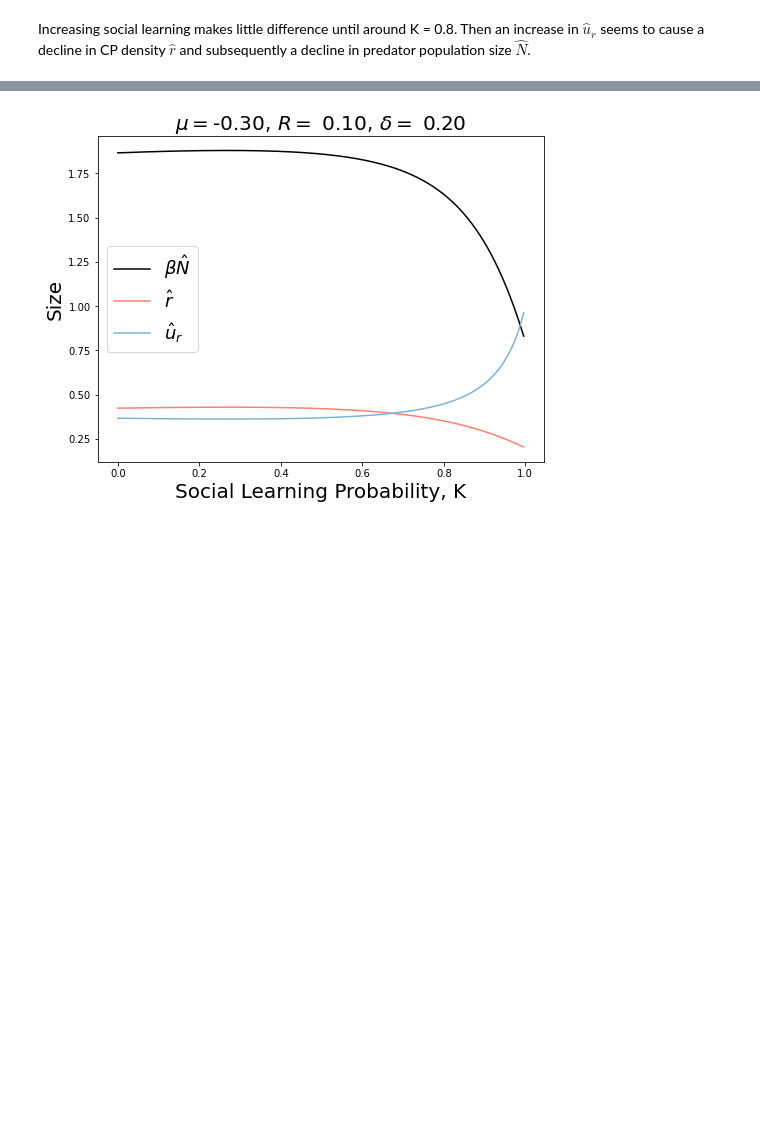
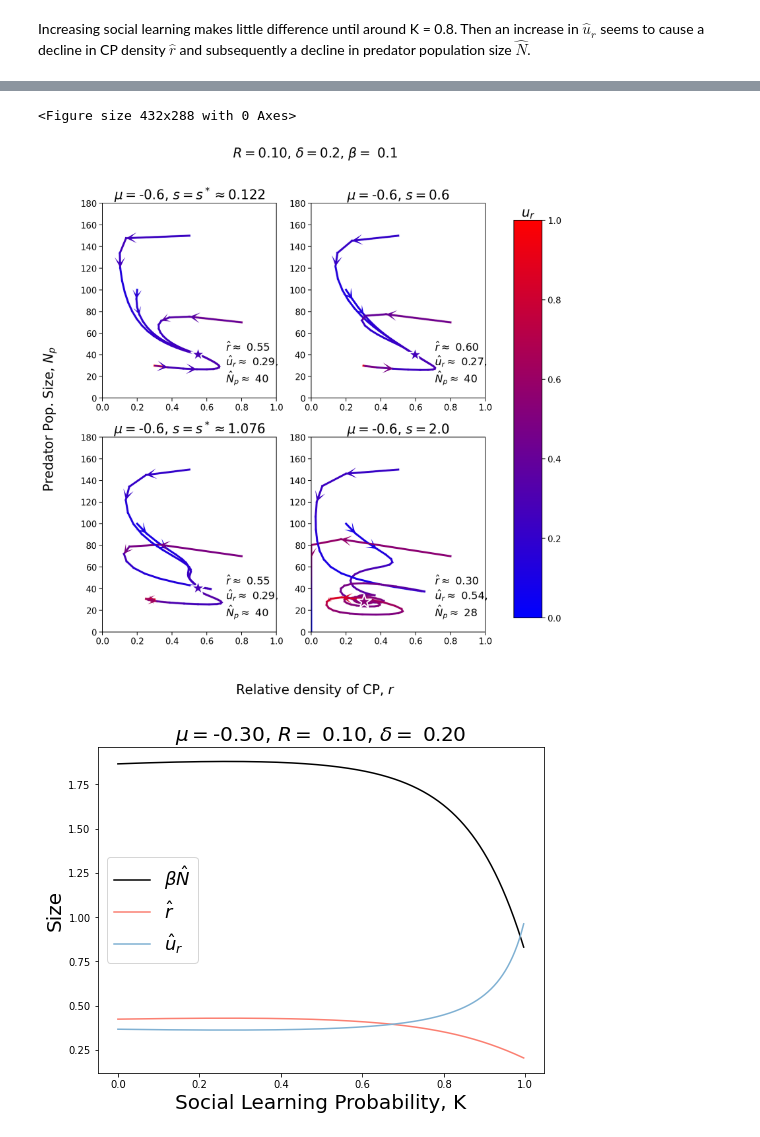
Before and after one commit to taliaborofsky/PopDyn_NoDelay, a Jupyter notebook: Analysis_Optimal_s.ipynb, the cells around one changed output, grey strips where cells are left out. Cells and saved outputs as stored; diff of their text form; code cells hidden in the pictures; blank space fills up the shorter version.

```diff
--- a/Analysis_Optimal_s.ipynb
+++ b/Analysis_Optimal_s.ipynb
@@ -169,3 +340,51 @@ Increasing social learning makes little difference until around K = 0.8. Then an
+# %%
+# parameters
+
+β = 0.05
+μ = -0.6
+R = 0.1
+δ = 0.2
+svals = [sstar0,s2,sstar1,s3]
+tsteps = 500
+
+
+# set up figures
+fig, axs, cmap = format_traj_plots_with_cbar(nrows=2, ncols=2, R=R, δ=δ, β = β)
+
+# for storing equilibria
+rhat_list = [[],[],[],[]]
+Nhat_list = [[],[],[],[]]
+uhat_list = [[],[],[],[]]
+
+# plot trajectories
+for i, ax in enumerate(axs.flatten()):
+    s = svals[i]
+    #trajs, rhats,lambdas,mags = plot_Nru_traj(ax, R,delta,mu,s,beta,tsteps, cmap, minu=0, maxu=1, Nvals = [100,70,150,30],hl=10,hw=10)
+    trajs, rhats, Nhats, uhats = plot_Nru_traj(ax, R, δ, μ, s, β,
+                                               tsteps, cmap, minu=0,
+                                               maxu=1,
+                                               Nvals = [100,70,150,30],
+                                               hl=10,hw=10)
+    rhat_list[i] =  rhats
+    Nhat_list[i] =  Nhats
+    uhat_list[i] =  uhats
+
+    if i == 0 or i == 2:
+        ts = r'$\mu=$%.1f, $s=s^*\approx$%.3f' %(mu,s)
+    else:
+        ts = r'$\mu=$%.1f, $s=$%.1f' %(mu,s)
+    ax.set_title(ts, fontsize = 20)
+
+    annotation = r'$\hat{r} \approx$ %.2f'%(rhats[0]) \
+        + "\n" + '$\hat{u}_r$' +r'$\approx$ %.2f,' %(uhats[0]) \
+        + "\n" + '$\hat{N}_p$' +r'$\approx$ %.0f' %(Nhats[0])
+    ax.annotate(annotation,xy = (0.71,15), fontsize = 16)
+
+
+fig.savefig('Trajectories_weird_sstar1.jpg', dpi=600)
+# %% [output]
+<Figure size 432x288 with 0 Axes>
+[figure, added]
 # %%
 #fig.savefig(fig_directory + '/Sizes_vs_K_muRdelta1.jpg',dpi=600)
 fig2 = fig_sizes_vs_s(R = 0.1, δ = 0.2, mu = -0.3)
```
Also changed, not shown: parts of 24 cells of this notebook, 6 other files.
